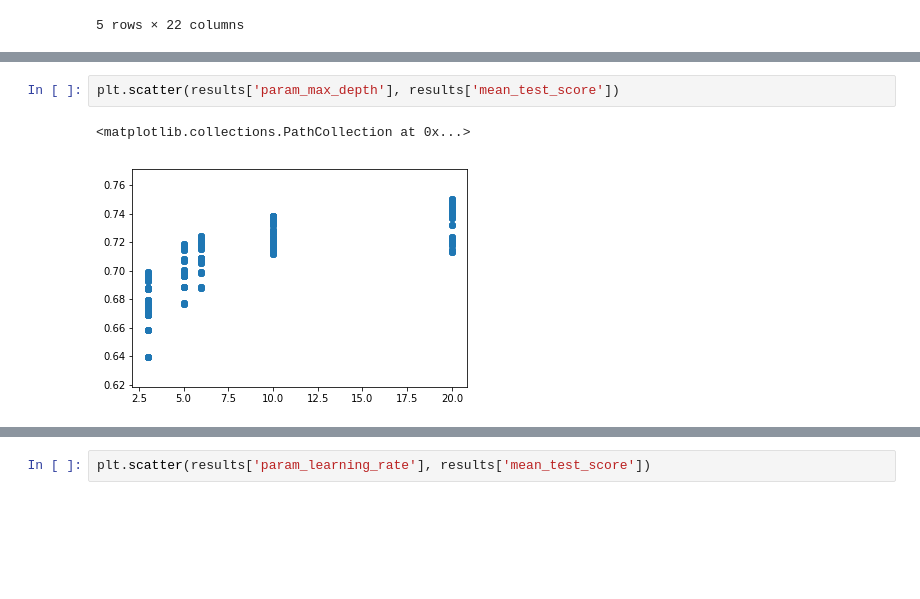
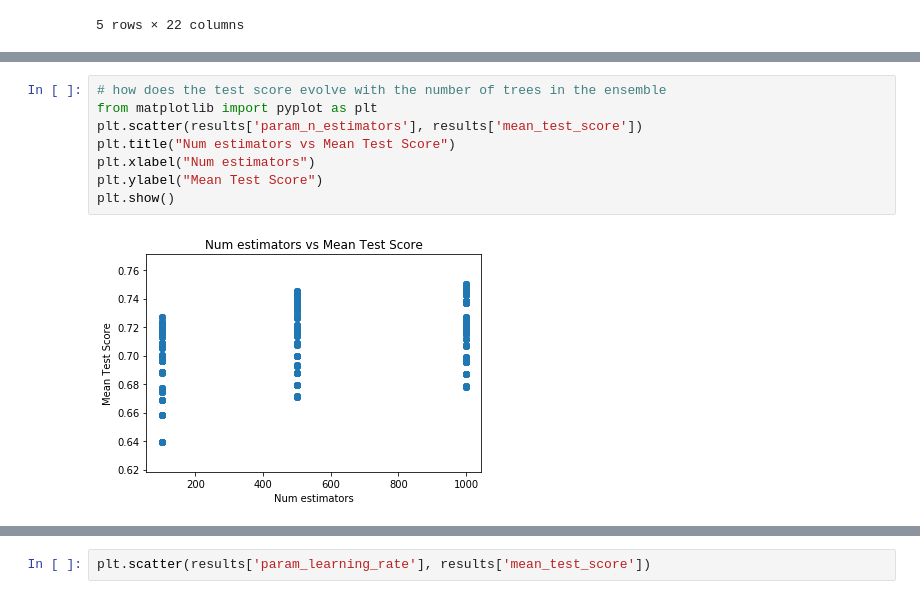
Before and after one commit to manish198903/udacity, a Jupyter notebook: ml-nano/capstone/higgs.ipynb, the cells around one changed output, grey strips where cells are left out. Saved outputs shown, nothing was run; the diff lists cells and outputs as text; blank space fills up the shorter version.

```diff
--- a/ml-nano/capstone/higgs.ipynb
+++ b/ml-nano/capstone/higgs.ipynb
@@ -263,5 +310,10 @@ plt.scatter(results['param_n_estimators'], results['mean_test_score'])
-# %%
-plt.scatter(results['param_max_depth'], results['mean_test_score'])
-# %% [output]
-<matplotlib.collections.PathCollection at 0x...>
-[figure, removed]
+# %%
+# how does the test score evolve with the number of trees in the ensemble
+from matplotlib import pyplot as plt
+plt.scatter(results['param_n_estimators'], results['mean_test_score'])
+plt.title("Num estimators vs Mean Test Score")
+plt.xlabel("Num estimators")
+plt.ylabel("Mean Test Score")
+plt.show()
+# %% [output]
+[figure, added]
```
Also changed, not shown: parts of 19 cells of this notebook, 1 other file.
